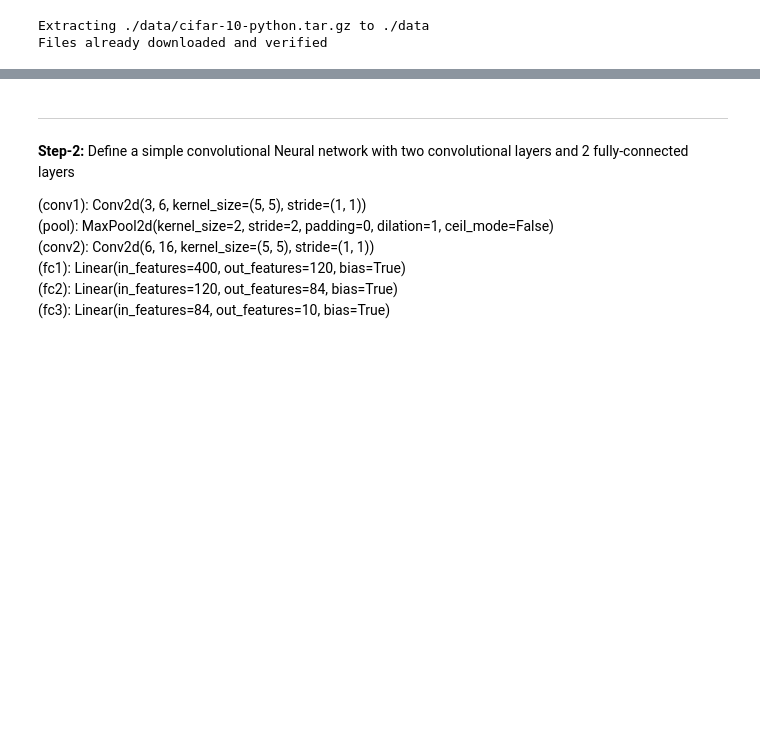
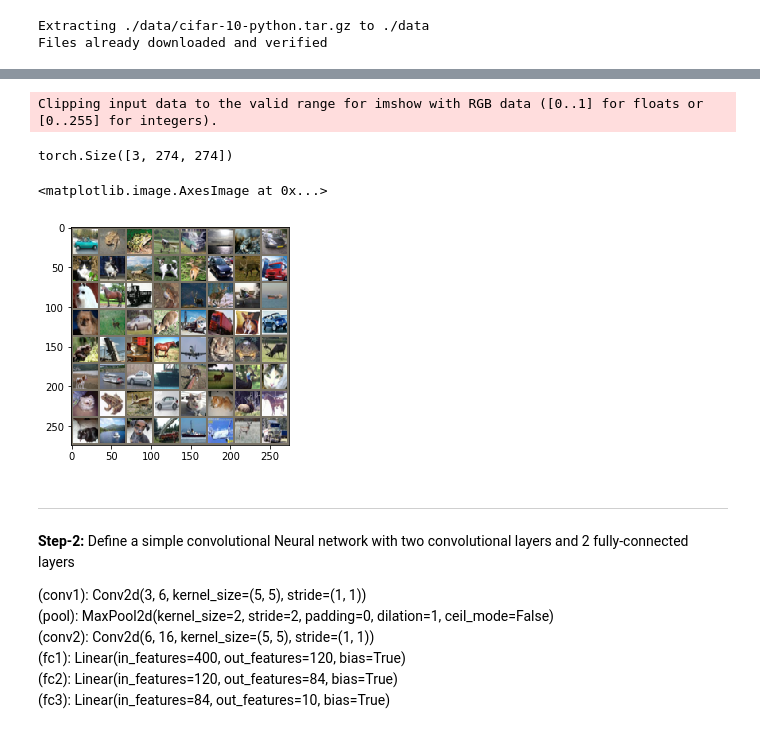
Before and after one commit to Gruppe3VDL/Gruppe3VDLws2019, a Jupyter notebook: exercise 2/Task_1/Task_1_CIFAR.ipynb, the cells around one changed output, grey strips where cells are left out. Saved outputs shown, nothing was run; the diff lists cells and outputs as text; code cells hidden in the pictures; blank space fills up the shorter version.

```diff
--- a/exercise 2/Task_1/Task_1_CIFAR.ipynb
+++ b/exercise 2/Task_1/Task_1_CIFAR.ipynb
@@ -51,9 +51,12 @@ import torchvision
 # CIFAR-10 dataset
 import torchvision.transforms as transforms
 
+
 transform = transforms.Compose([
-
-])
+        transforms.ToTensor(),
+        transforms.Normalize(mean=[0.485, 0.456, 0.406],
+                             std=[0.229, 0.224, 0.225])
+    ])  # meanstd transformation
 # %%
 # Use above transform as an argument to load the training and
 # the test set for CIFAR-10
@@ -111,3 +117,30 @@ Clipping input data to the valid range for imshow with RGB data ([0..1] for floa
+# %%
+####################################################################################################
+## TO DO! : write code to load a batch of images and visualize them                               ##                            ##
+####################################################################################################
+%matplotlib inline
+import matplotlib.pyplot as plt
+import numpy as np
+
+def convert_img(img):
+  print(img.shape)
+  mean=np.array([0.485, 0.456, 0.406])
+  std=np.array([0.229, 0.224, 0.225])
+
+  np_img= img.numpy()
+  np_img= np.transpose(np_img, (1, 2, 0))
+  np_img= (np_img*std)+mean
+  return np_img
+
+it= iter(trainloader)
+images,labels= it.next()
+
+plt.imshow(convert_img(torchvision.utils.make_grid(images)))
+# %% [output]
+Clipping input data to the valid range for imshow with RGB data ([0..1] for floats or [0..255] for integers).
+torch.Size([3, 274, 274])
+<matplotlib.image.AxesImage at 0x...>
+[figure, added]
 # %% [markdown]
 ---
 __Step-2:__ Define a simple convolutional Neural network with two convolutional layers and 2 fully-connected layers
```
Also changed, not shown: parts of 8 cells of this notebook.
